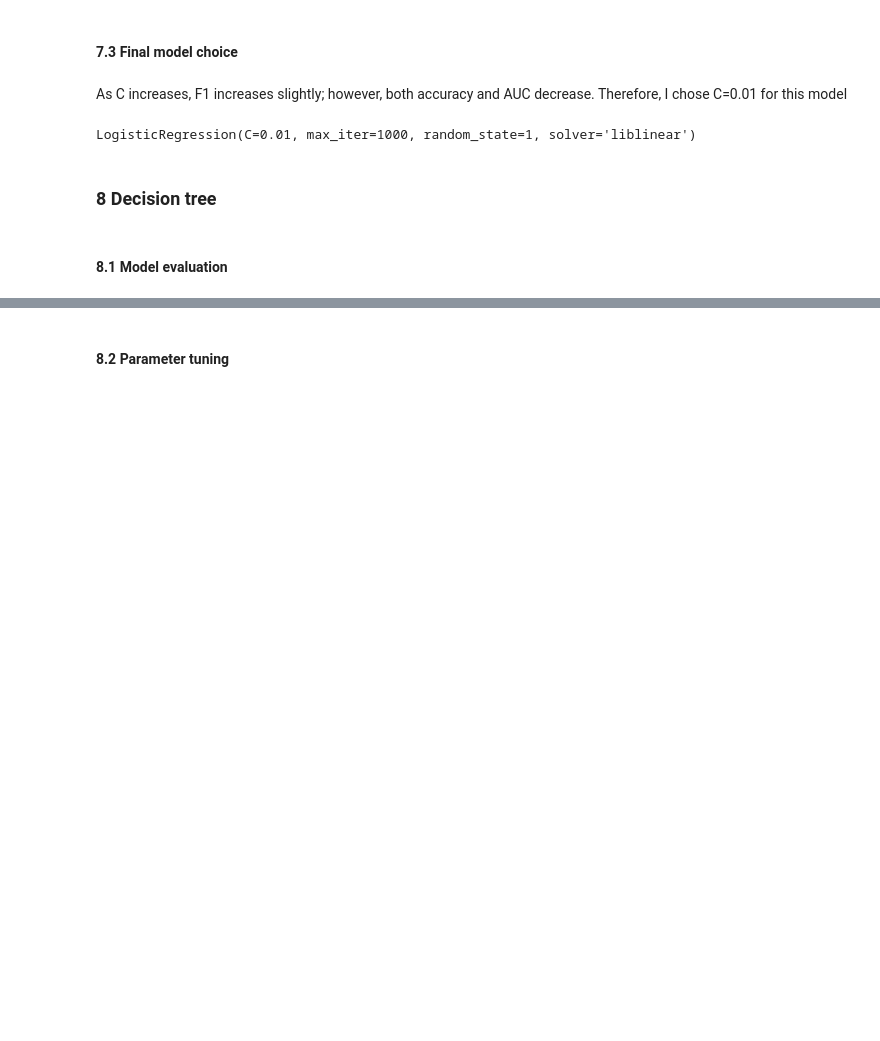
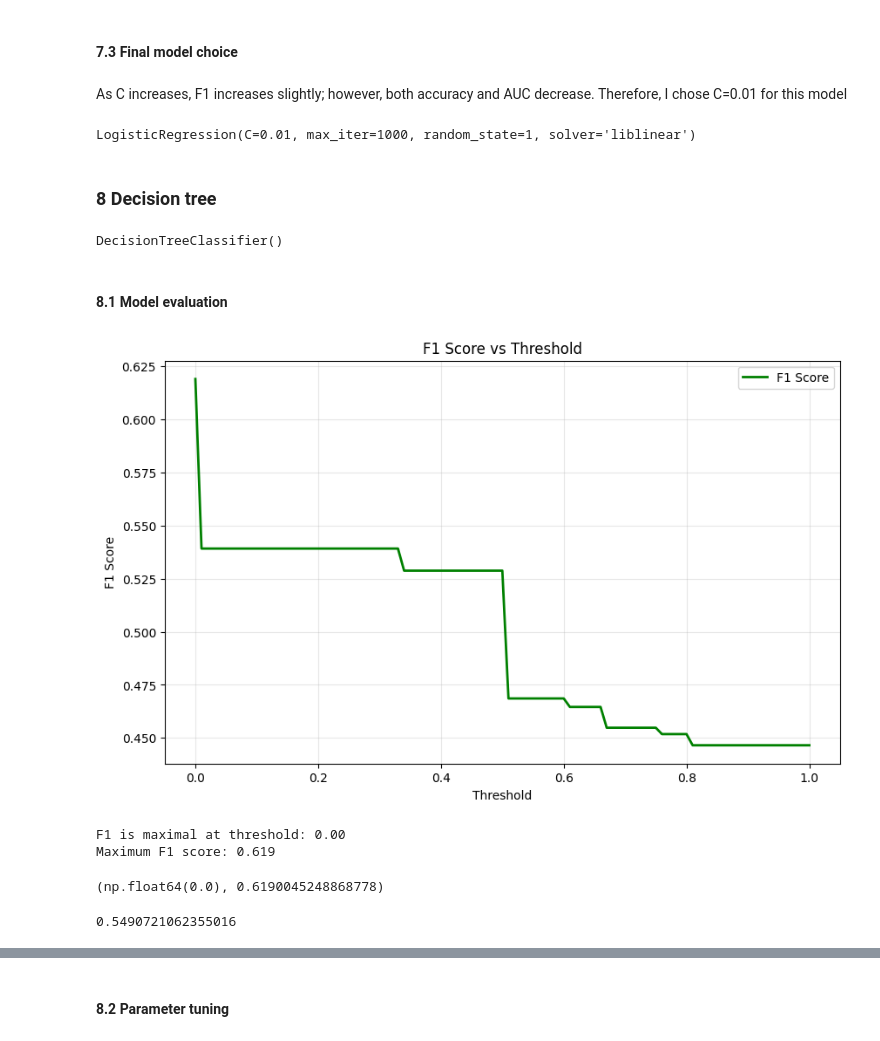
Before and after one commit to dmitrykosintsev/lm-zoomcamp, a Jupyter notebook: Midterm-cyberbullying/notebook.ipynb, the cells around one changed output, grey strips where cells are left out. Drawn from its saved outputs; the diff is of its cells as text; code cells hidden in the pictures; blank space fills up the shorter version.

Commit message:
Training other models

```diff
--- a/Midterm-cyberbullying/notebook.ipynb
+++ b/Midterm-cyberbullying/notebook.ipynb
@@ -481,7 +486,7 @@ model.fit(X_train, y_train)
 # %% [output]
 LogisticRegression(max_iter=1000, random_state=1, solver='liblinear')
 # %%
-y_pred = model.predict_proba(X_val)[:, 1]
+y_pred_lg = model.predict_proba(X_val)[:, 1]
 # %% [markdown]
 #### 7.1 Model evaluation
 # %%
@@ -509,13 +515,13 @@ for c in [0.01, 0.1, 1, 10, 100]:
     model.fit(X_train, y_train)
 
     # Calculate the accuracy on the validation dataset and round it to 3 decimal digits.
-    y_pred = model.predict_proba(X_val)[:, 1]
-    converted_decision = (y_pred >= 0.5)
+    y_pred_lg = model.predict_proba(X_val)[:, 1]
+    converted_decision = (y_pred_lg >= 0.5)
     accuracy = (y_val == converted_decision).mean()
     accuracy_dict[c] = round(accuracy, 3)
-    auc_dict[c] = roc_auc_score(y_val, y_pred)
+    auc_dict[c] = roc_auc_score(y_val, y_pred_lg)
     print("\n\nF1 score for c=", c)
-    f1scores[c] = f1score(y_pred, y_val)
+    f1scores[c] = f1score(y_pred_lg, y_val)
 
 # Print the dictionary to check the results
 print("\n\nF1 score summary:")
@@ -584,5 +590,23 @@ model.fit(X_train, y_train)
 LogisticRegression(C=0.01, max_iter=1000, random_state=1, solver='liblinear')
 # %% [markdown]
 ### 8 Decision tree
+# %%
+dt = DecisionTreeClassifier()
+dt.fit(X_train, y_train)
+# %% [output]
+DecisionTreeClassifier()
+# %%
+y_pred_dt = dt.predict_proba(X_val)[:, 1] # Getting only the first column
 # %% [markdown]
 #### 8.1 Model evaluation
+# %%
+f1score(y_pred_dt, y_val)
+# %% [output]
+[figure, added]
+F1 is maximal at threshold: 0.00
+Maximum F1 score: 0.619
+(np.float64(0.0), 0.6190045248868778)
+# %%
+roc_auc_score(y_val, y_pred_dt)
+# %% [output]
+0.5490721062355016
```
Also changed, not shown: parts of 70 cells of this notebook.
